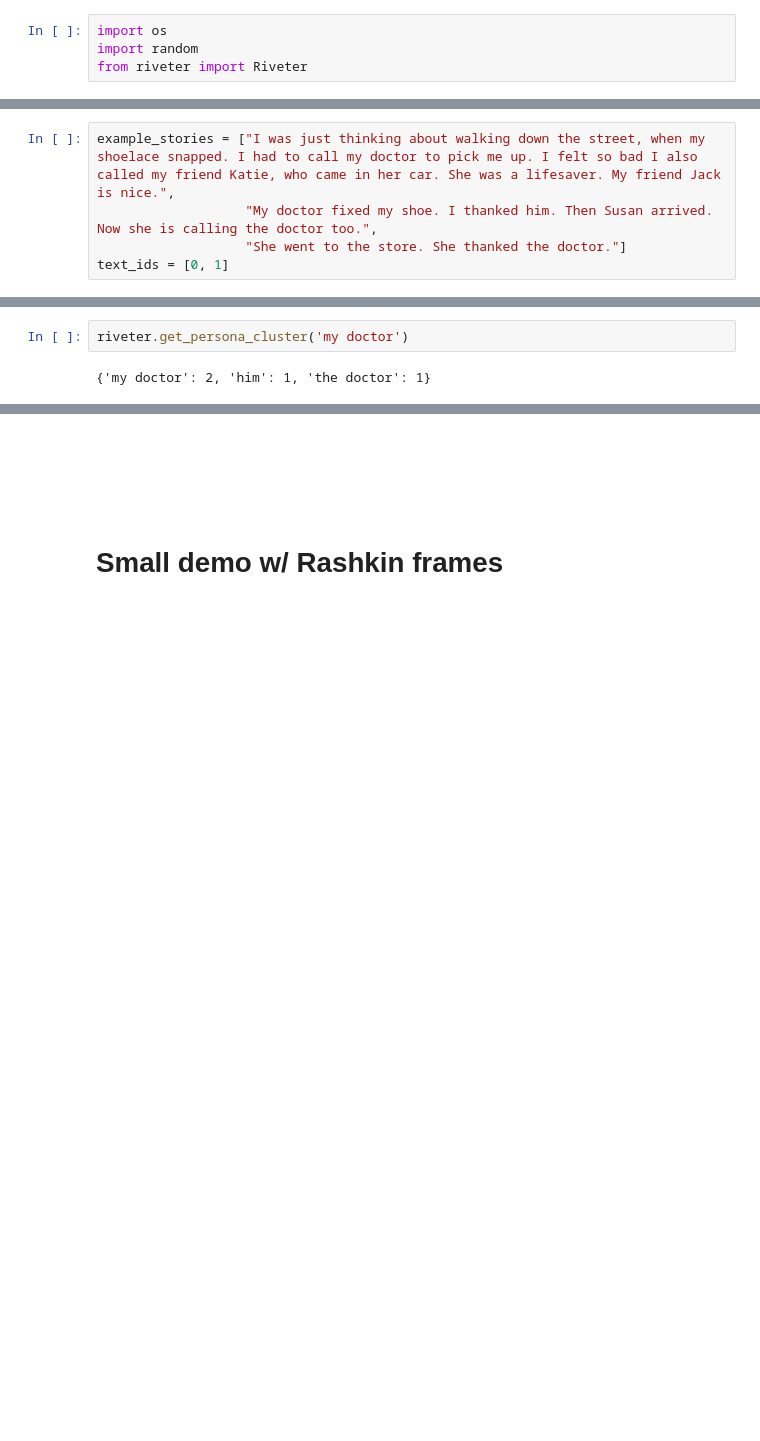
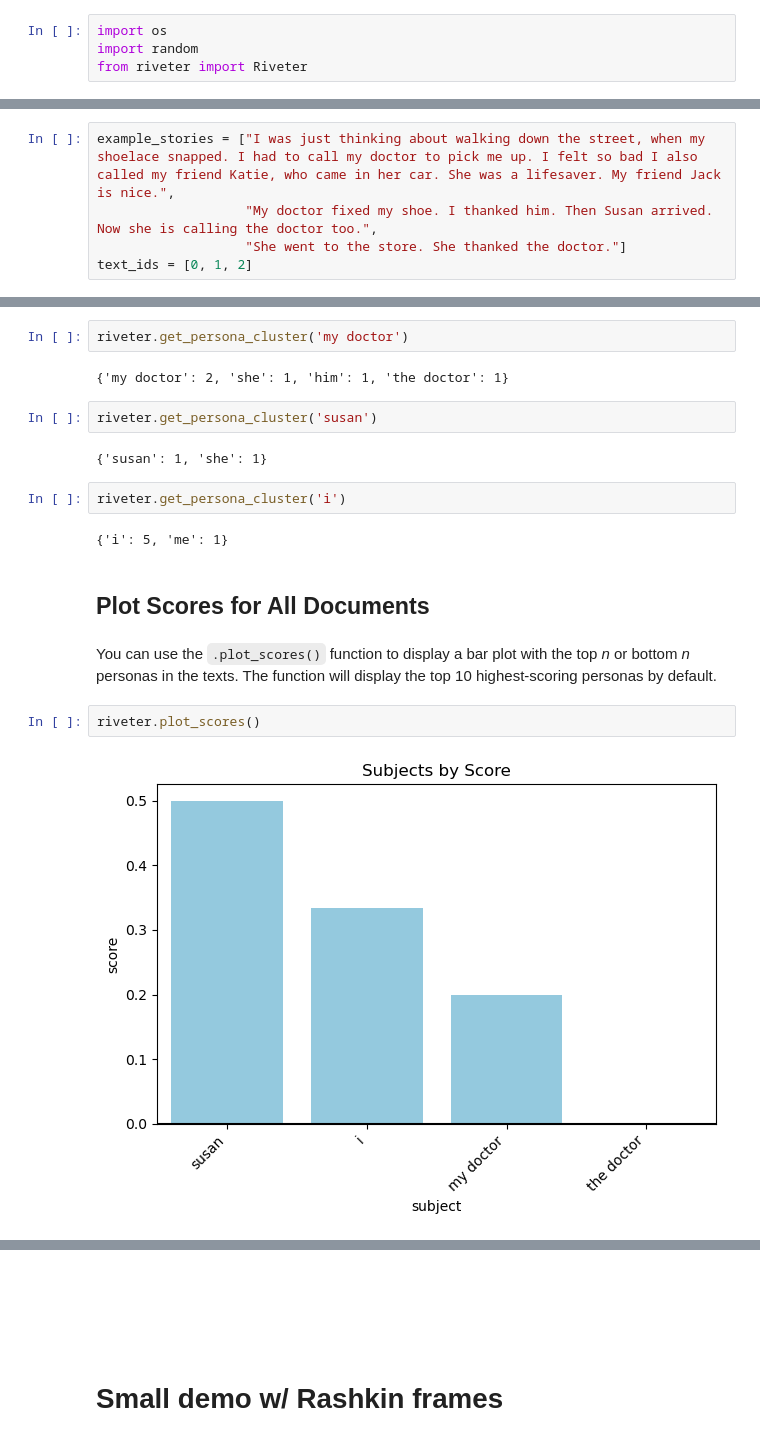
Before and after one commit to maartensap/riveter-nlp, a Jupyter notebook: riveter/demo.ipynb, the cells around one changed output, grey strips where cells are left out. Cells and saved outputs as stored; diff of their text form; blank space fills up the shorter version.

Commit message:
add plot functions and readme edits

```diff
--- a/riveter/demo.ipynb
+++ b/riveter/demo.ipynb
@@ -10,4 +23,4 @@ from riveter import Riveter
 example_stories = ["I was just thinking about walking down the street, when my shoelace snapped. I had to call my doctor to pick me up. I felt so bad I also called my friend Katie, who came in her car. She was a lifesaver. My friend Jack is nice.",
                    "My doctor fixed my shoe. I thanked him. Then Susan arrived. Now she is calling the doctor too.",
                    "She went to the store. She thanked the doctor."]
-text_ids = [0, 1]
+text_ids = [0, 1, 2]
@@ -25,4 +46,20 @@ riveter.get_score_totals()
 # %%
 riveter.get_persona_cluster('my doctor')
 # %% [output]
-{'my doctor': 2, 'him': 1, 'the doctor': 1}
+{'my doctor': 2, 'she': 1, 'him': 1, 'the doctor': 1}
+# %%
+riveter.get_persona_cluster('susan')
+# %% [output]
+{'susan': 1, 'she': 1}
+# %%
+riveter.get_persona_cluster('i')
+# %% [output]
+{'i': 5, 'me': 1}
+# %% [markdown]
+## Plot Scores for All Documents
+# %% [markdown]
+You can use the `.plot_scores()` function to display a bar plot with the top *n* or bottom *n* personas in the texts. The function will display the top 10 highest-scoring personas by default.
+# %%
+riveter.plot_scores()
+# %% [output]
+[figure, added]
```
Also changed, not shown: parts of 42 cells of this notebook, 3 other files.
